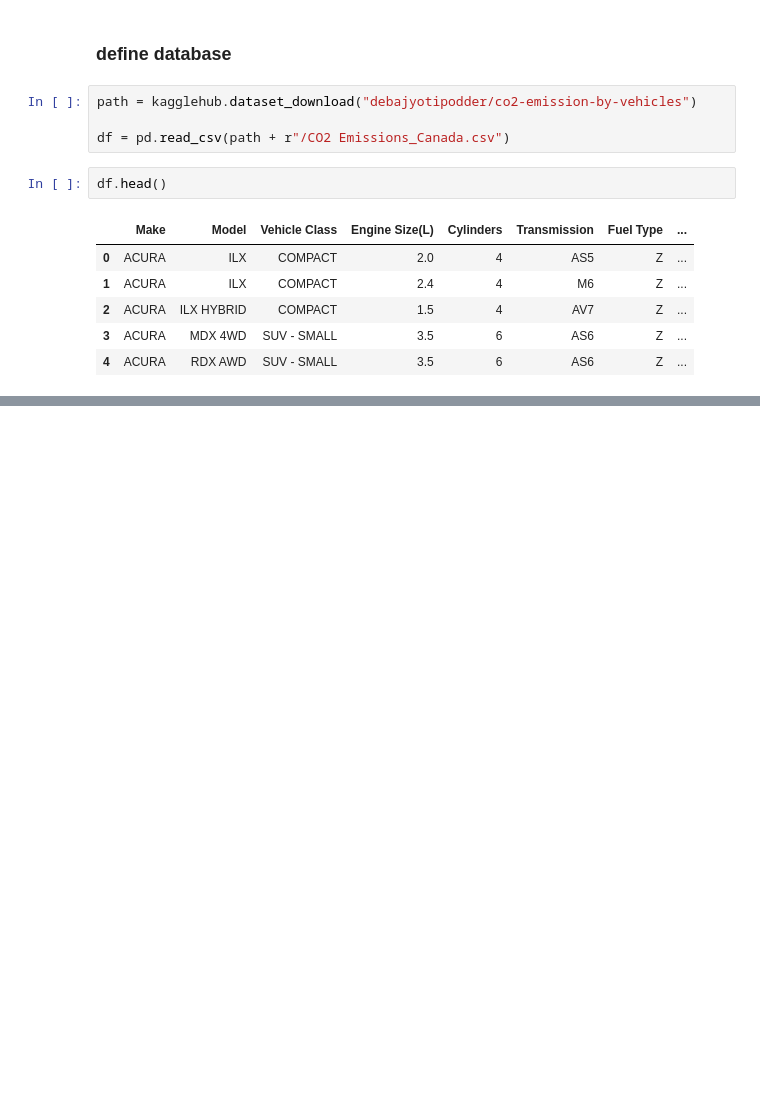
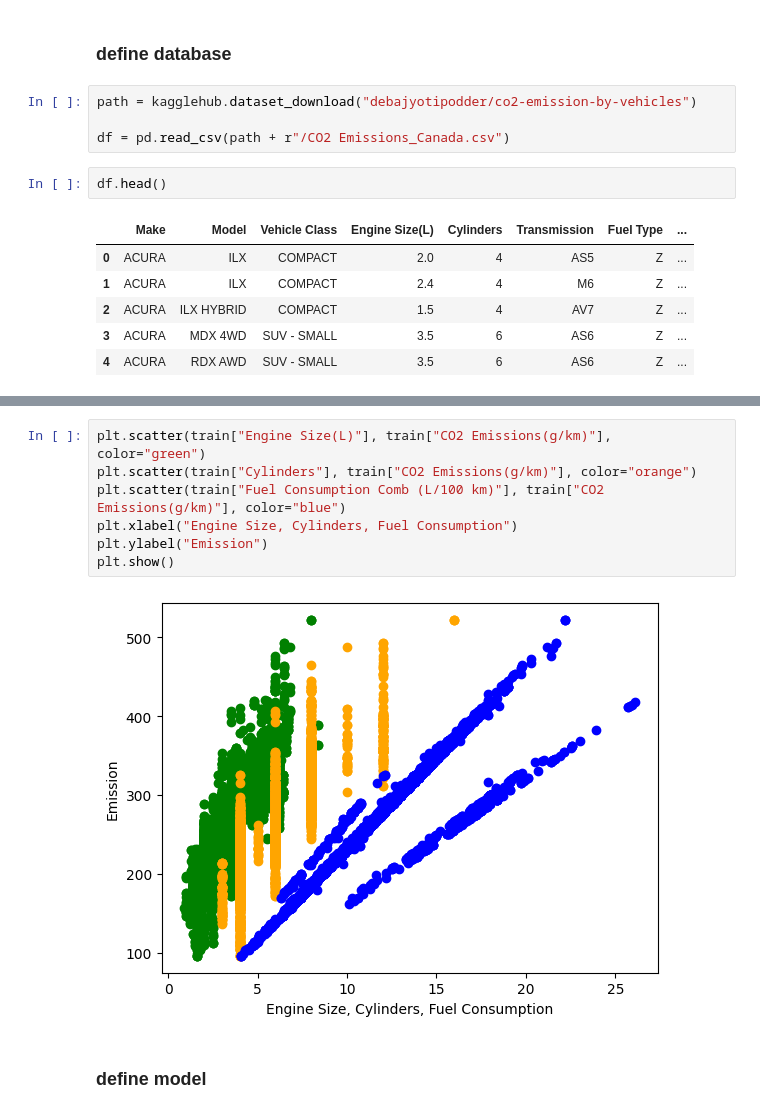
Before and after one commit to fahime9407/Machine-Learning-Path, a Jupyter notebook: regression/mlRegression.ipynb, the cells around one changed output, grey strips where cells are left out. Saved outputs shown, nothing was run; the diff lists cells and outputs as text; blank space fills up the shorter version.

```diff
--- a/regression/mlRegression.ipynb
+++ b/regression/mlRegression.ipynb
@@ -23,0 +52,11 @@ df.head()
+# %%
+plt.scatter(train["Engine Size(L)"], train["CO2 Emissions(g/km)"], color="green")
+plt.scatter(train["Cylinders"], train["CO2 Emissions(g/km)"], color="orange")
+plt.scatter(train["Fuel Consumption Comb (L/100 km)"], train["CO2 Emissions(g/km)"], color="blue")
+plt.xlabel("Engine Size, Cylinders, Fuel Consumption")
+plt.ylabel("Emission")
+plt.show()
+# %% [output]
+[figure, added]
+# %% [markdown]
+### define model
```
Also changed, not shown: parts of 20 cells of this notebook.
